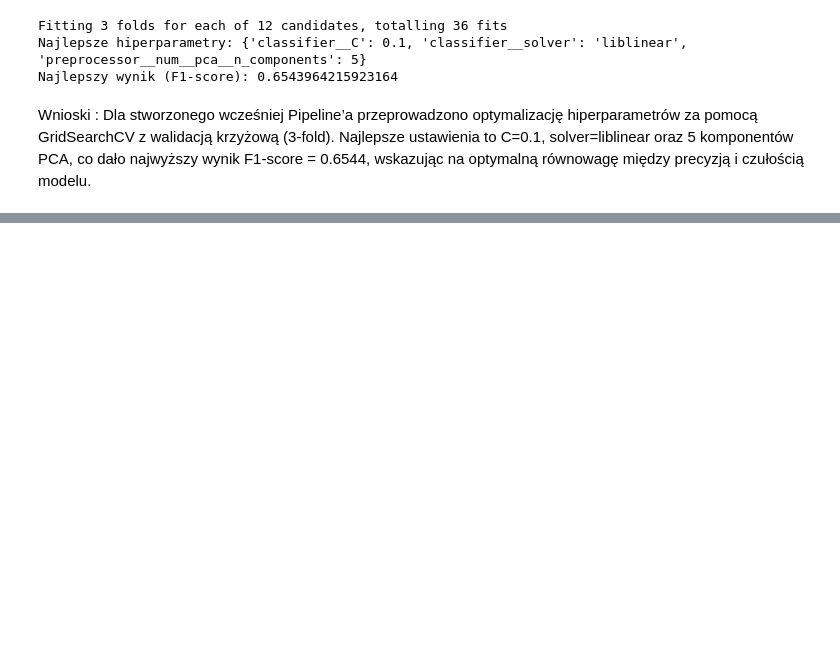
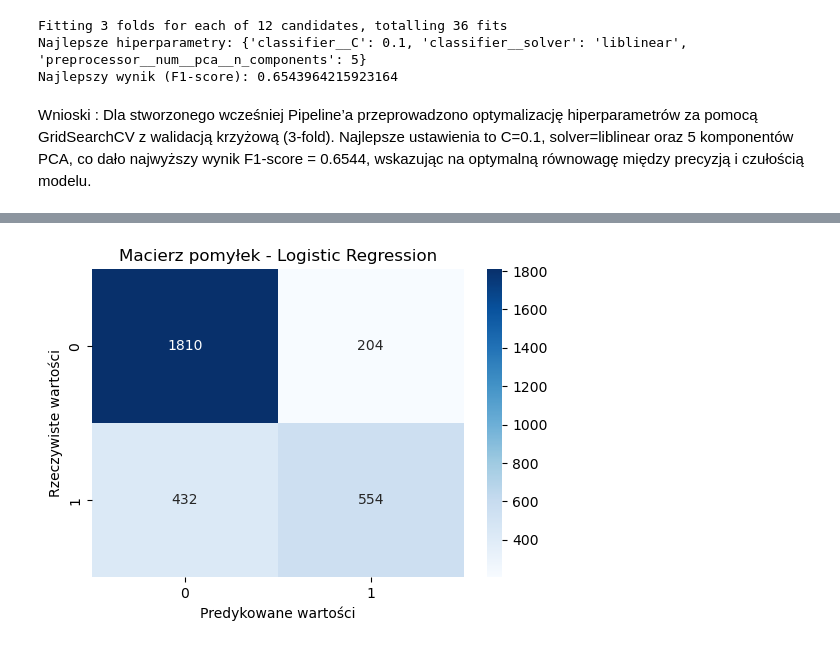
Before and after one commit to Quick-witted-flower/Hiperparametry-pl, a Jupyter notebook: Hiperparametry.ipynb, the cells around one changed output, grey strips where cells are left out. Drawn from its saved outputs; the diff is of its cells as text; code cells hidden in the pictures; blank space fills up the shorter version.

Commit message:
Fix: added missing comparison of models before and after optimization

```diff
--- a/Hiperparametry.ipynb
+++ b/Hiperparametry.ipynb
@@ -64,0 +67,94 @@ Wnioski : Dla stworzonego wcześniej Pipeline’a przeprowadzono optymalizację
+# %%
+import pandas as pd
+import matplotlib.pyplot as plt
+import seaborn as sns
+from sklearn.metrics import classification_report, confusion_matrix, roc_curve, f1_score, accuracy_score, roc_auc_score
+
+# Wartości metryk przed optymalizacją
+before_optimization = {
+    "F1-score": 0.6353,
+    "Accuracy": 0.79,
+    "AUC Score": 0.8527
+}
+
+# Inicjalizacja list do przechowywania wyników
+models = []
+models_names = []
+predictions_proba_list = []
+metrics_dataframe = pd.DataFrame(columns=['Model', 'F1_score', 'AUC'])
+
+def calculate_metrics(model, name, X_checked, y_checked):
+
+    global metrics_dataframe
+
+    if not hasattr(model, "fit"):
+        print(f" Model {name} nie został wytrenowany przed użyciem. Trenuję teraz...")
+        model.fit(X_train, y_train)
+
+    # Zapisanie modelu i jego nazwy
+    models.append(model)
+    models_names.append(name)
+
+    # Predykcja klasy i prawdopodobieństw
+    predictions = model.predict(X_checked)
+    predictions_proba = model.predict_proba(X_checked)[:, 1]
+    predictions_proba_list.append(predictions_proba)
+
+    # Wyświetlenie klasyfikacyjnego raportu
+    print(f"\n📊 **Wyniki dla modelu: {name}**")
+    print(classification_report(y_checked, predictions))
+
+    # Macierz pomyłek
+    plt.figure(figsize=(6, 4))
+    cm = confusion_matrix(y_checked, predictions)
+    sns.heatmap(cm, annot=True, cmap='Blues', fmt='.0f')
+    plt.title(f'Macierz pomyłek - {name}')
+    plt.xlabel('Predykowane wartości')
+    plt.ylabel('Rzeczywiste wartości')
+    plt.show()
+
+    # Wykres ROC
+    plt.figure(figsize=(6, 6))
+    plt.plot([0, 1], [0, 1], 'k--')
+    for model_selected, name_selected, pred_proba in zip(models, models_names, predictions_proba_list):
+        fpr, tpr, _ = roc_curve(y_checked, pred_proba)
+        plt.plot(fpr, tpr, label=name_selected)
+    plt.xlabel('False Positive Rate')
+    plt.ylabel('True Positive Rate')
+    plt.title('Krzywa ROC')
+    plt.legend(loc='lower right')
+    plt.show()
+
+    # Obliczenie metryk
+    f1_metric = f1_score(y_checked, predictions)
+    accuracy_metric = accuracy_score(y_checked, predictions)
+    auc_metric = roc_auc_score(y_checked, predictions_proba)
+
+    # Jeśli to model po optymalizacji, tworzymy porównanie
+    if name == "Logistic Regression - standaryzacja i PCA":
+        print("\n Porównanie wyników przed i po optymalizacji:")
+        print(f"{'Metryka':<20} {'Przed optymalizacją':<20} {'Po optymalizacji':<20}")
+        print("=" * 60)
+        print(f"{'F1-score':<20} {before_optimization['F1-score']:<20.4f} {f1_metric:<20.4f}")
+        print(f"{'Accuracy':<20} {before_optimization['Accuracy']:<20.4f} {accuracy_metric:<20.4f}")
+        print(f"{'AUC Score':<20} {before_optimization['AUC Score']:<20.4f} {auc_metric:<20.4f}")
+        print("=" * 60)
+
+    # Dodanie wyników do DataFrame
+    new_metrics = pd.DataFrame({'Model': [name], 'F1_score': [f1_metric], 'AUC': [auc_metric]})
+    metrics_dataframe = pd.concat([metrics_dataframe, new_metrics], ignore_index=True)
+
+    return metrics_dataframe
+pipeline.fit(X_train, y_train)
+grid_search_reduced.fit(X_train, y_train)
+best_pipeline = grid_search_reduced.best_estimator_
+
+# Model 1: Logistic Regression bez preprocessing
+metrics_dataframe = calculate_metrics(pipeline, "Logistic Regression", X_test, y_test)
+
+# Model 2: Logistic Regression ze standaryzacją i PCA (po optymalizacji)
+metrics_dataframe = calculate_metrics(best_pipeline, "Logistic Regression - standaryzacja i PCA", X_test, y_test)
+
+print("\n Porównanie wyników modeli:")
+display(metrics_dataframe)
+# %% [output]
@@ -64,0 +172 @@ Wnioski : Dla stworzonego wcześniej Pipeline’a przeprowadzono optymalizację
+[figure, added]
```
Also changed, not shown: parts of 4 cells of this notebook, 1 other file.
